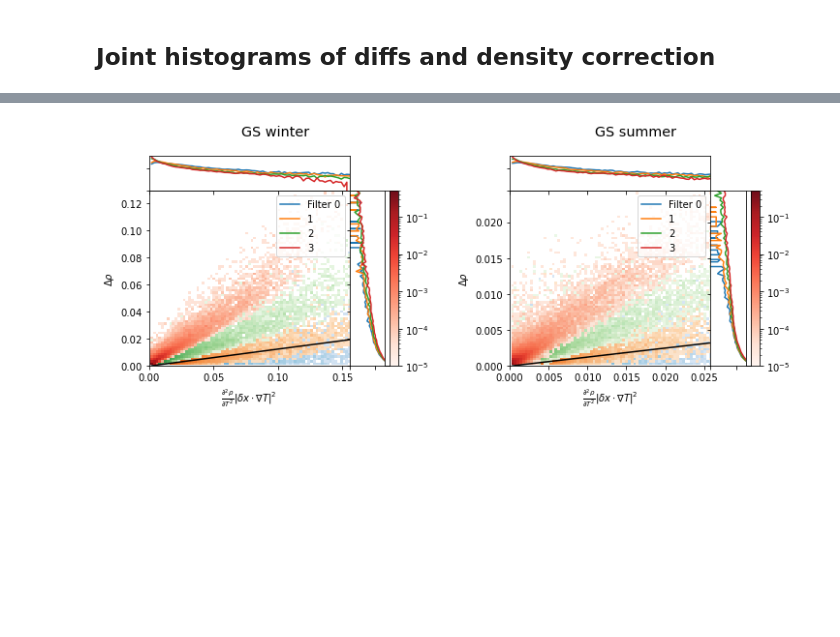
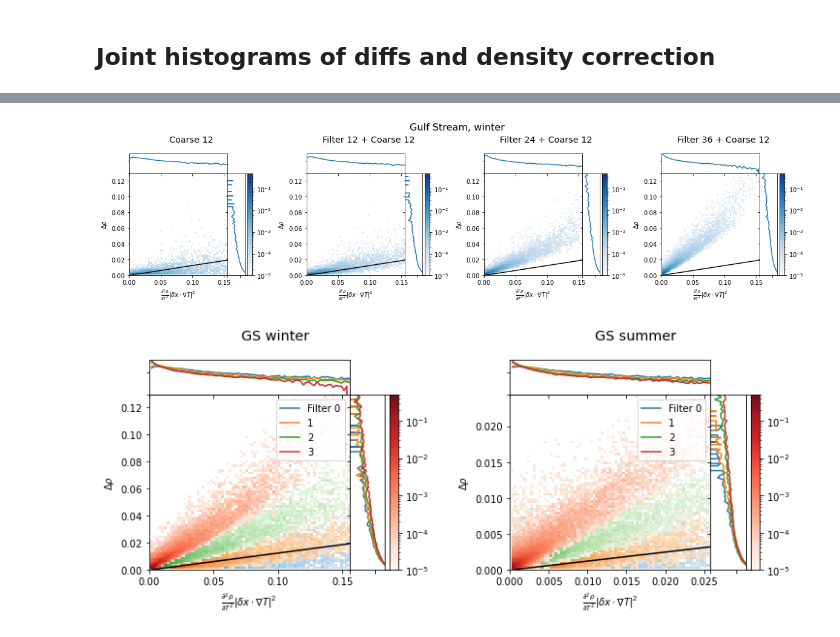
Before and after one commit to anastasiaGor/oceanDataNotebooks, a Jupyter notebook: gcm_filter/filter_compare.ipynb, the cells around one changed output, grey strips where cells are left out. Drawn from its saved outputs; the diff is of its cells as text; code cells hidden in the pictures; blank space fills up the shorter version.

```diff
--- a/gcm_filter/filter_compare.ipynb
+++ b/gcm_filter/filter_compare.ipynb
@@ -485,5 +486,35 @@ Wall time: 1.63 s
 # %%
 cmaps_list = ['Blues', 'Oranges', 'Greens', 'Reds']
+# %%
+fig, axs = plt.subplots(1, 4, constrained_layout=True, figsize=(16, 4))
+fig.suptitle('Gulf Stream, winter', size=16)
+gridspec = axs[0].get_subplotspec().get_gridspec()
+subfigs = fig.subfigures(1, 4, wspace=0.07)
+for a in axs:
+    for spine in ['top', 'right', 'bottom', 'left'] :
+        a.spines[spine].set_visible(False)
+    a.get_xaxis().set_ticks([]); a.get_yaxis().set_ticks([])
+gs = GridSpec(2, 3, width_ratios=[10, 2.0, 1], height_ratios=[2.0, 10], wspace=0, hspace=0)
+bins = ['diff_T_sqr_dens_deriv_bin', 'sigma0_delta_bin']
+for i in range(len(filters)) :
+    subfigs[i].suptitle(filters[i]['label'], fontsize='x-large')
+    big_ax = subfigs[i].add_subplot(gs[1,0]) # bottom left
+    top_ax = subfigs[i].add_subplot(gs[0,0], sharex=big_ax) # top left
+    right_ax = subfigs[i].add_subplot(gs[1,1], sharey=big_ax) # bottom center
+    cbar_ax = subfigs[i].add_subplot(gs[1,2]) # bottom right
+    cbar_ax.set(xticks=[], yticks=[])
+    hist_joint = margin_hist(hists[0]['HR_Filtered'][i]['hist_deriv2_temp_dens'], cmaps_list[0], bins[0], bins[1], top_ax, right_ax, big_ax)
+    x_points = hists[0]['HR_Filtered'][ifilter]['hist_deriv2_temp_dens']['diff_T_sqr_dens_deriv_bin']
+    big_ax.plot(x_points, 0.125*x_points, 'k', label='Param')
+    big_ax.set(xlabel=r'$\frac{\partial^2 \rho}{\partial T^2} |\delta x \cdot \nabla T|^2$', ylabel=r'$\Delta \rho$')
+    #big_ax.legend(handles=top_ax.lines, labels=['Filter 0', '1', '2','3'], loc='upper right')
+    big_ax.set(xlim=[0,0.5*hists[0]['HR_Filtered'][i]['hist_deriv2_temp_dens']['diff_T_sqr_dens_deriv_bin'].max()],\
+              ylim=[0,0.5*hists[0]['HR_Filtered'][i]['hist_deriv2_temp_dens']['sigma0_delta_bin'].max()])
+    subfigs[i].colorbar(hist_joint, ax=cbar_ax, anchor=(0.0, 0.0),pad=0.25,fraction=1.)
+
+plt.show()
+# %% [output]
+[figure, added]
 # %%
 fig, axs = plt.subplots(1, 2, constrained_layout=True, figsize=(10, 4))
 gridspec = axs[0].get_subplotspec().get_gridspec()
```
Also changed, not shown: parts of 19 cells of this notebook.
